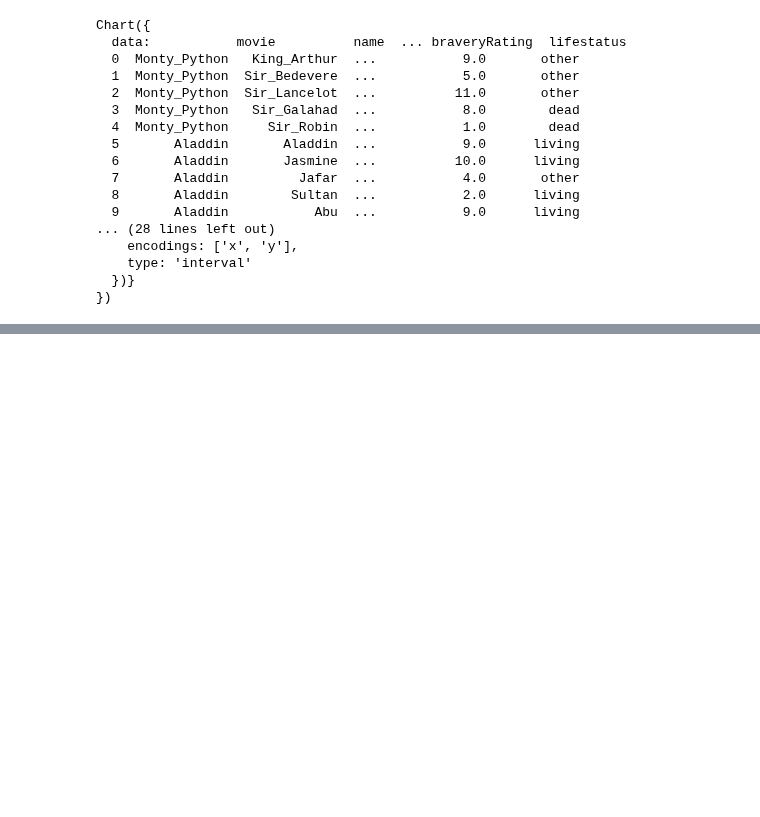
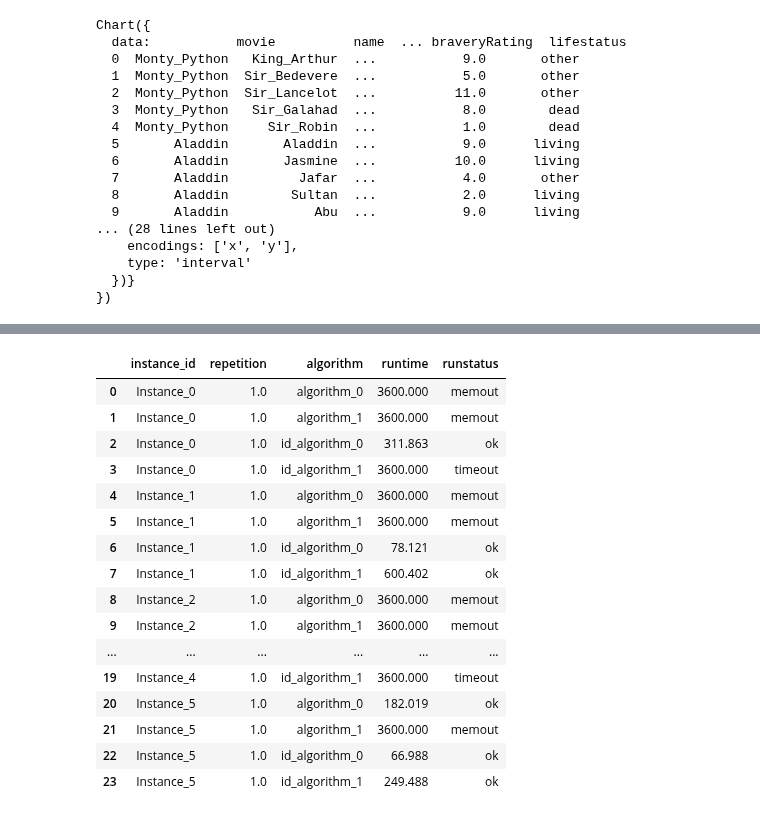
Before and after one commit to chawlaKat/Notebook-Noodlings, a Jupyter notebook: Get_Scattered.ipynb, the cells around one changed output, grey strips where cells are left out. Saved outputs shown, nothing was run; the diff lists cells and outputs as text; code cells hidden in the pictures; blank space fills up the shorter version.

```diff
--- a/Get_Scattered.ipynb
+++ b/Get_Scattered.ipynb
@@ -209,0 +397,22 @@ Chart({
+# %%
+algSource = bb.arff_to_dataframe('abstracted_algorithm_runs.arff')
+
+algSource
+# %% [output]
+|  | instance_id | repetition | algorithm | runtime | runstatus |
+| 0 | Instance_0 | 1.0 | algorithm_0 | 3600.000 | memout |
+| 1 | Instance_0 | 1.0 | algorithm_1 | 3600.000 | memout |
+| 2 | Instance_0 | 1.0 | id_algorithm_0 | 311.863 | ok |
+| 3 | Instance_0 | 1.0 | id_algorithm_1 | 3600.000 | timeout |
+| 4 | Instance_1 | 1.0 | algorithm_0 | 3600.000 | memout |
+| 5 | Instance_1 | 1.0 | algorithm_1 | 3600.000 | memout |
+| 6 | Instance_1 | 1.0 | id_algorithm_0 | 78.121 | ok |
+| 7 | Instance_1 | 1.0 | id_algorithm_1 | 600.402 | ok |
+| 8 | Instance_2 | 1.0 | algorithm_0 | 3600.000 | memout |
+| 9 | Instance_2 | 1.0 | algorithm_1 | 3600.000 | memout |
+| ... | ... | ... | ... | ... | ... |
+| 19 | Instance_4 | 1.0 | id_algorithm_1 | 3600.000 | timeout |
+| 20 | Instance_5 | 1.0 | algorithm_0 | 182.019 | ok |
+| 21 | Instance_5 | 1.0 | algorithm_1 | 3600.000 | memout |
+| 22 | Instance_5 | 1.0 | id_algorithm_0 | 66.988 | ok |
+| 23 | Instance_5 | 1.0 | id_algorithm_1 | 249.488 | ok |
```
Also changed, not shown: parts of 21 cells of this notebook.
